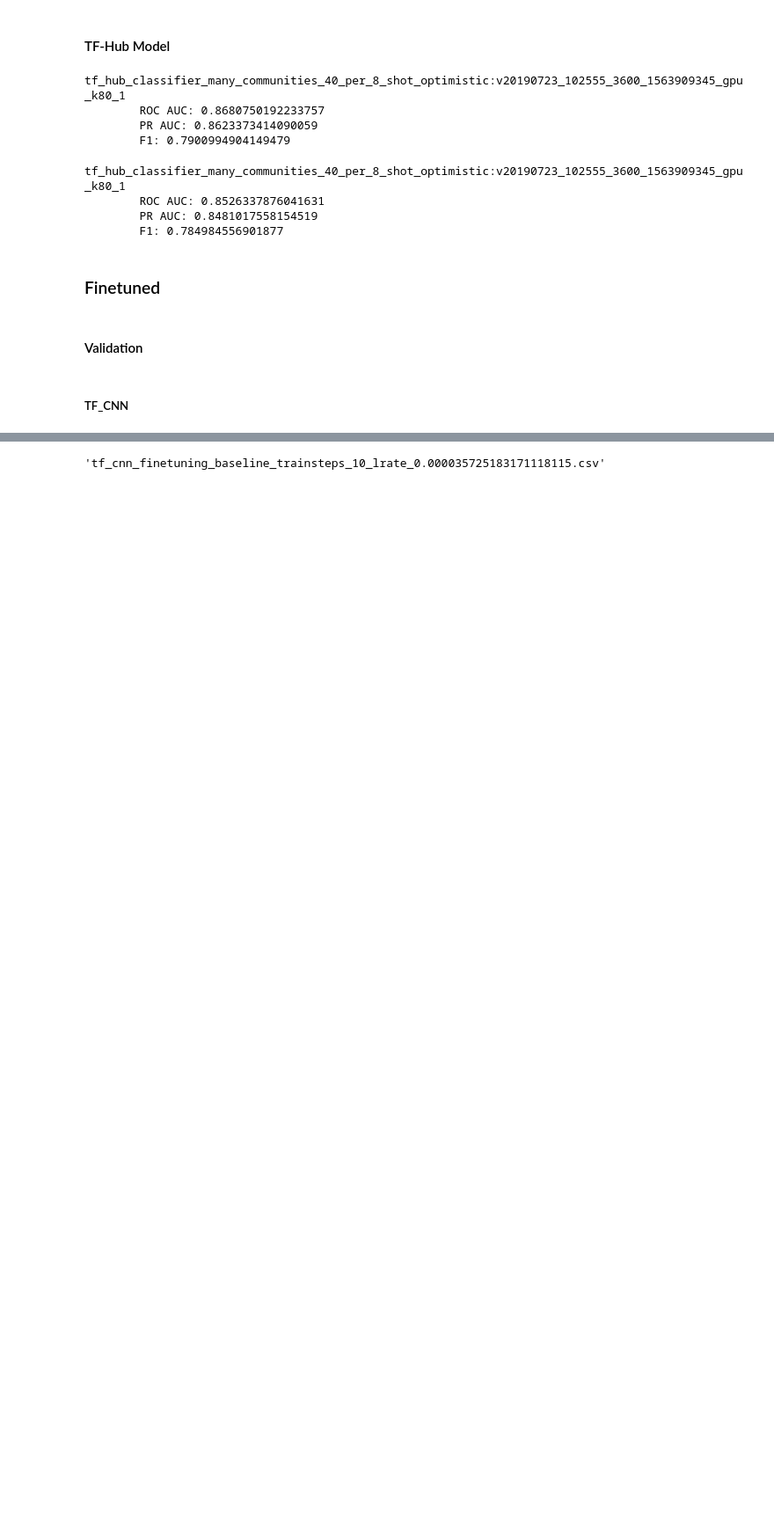
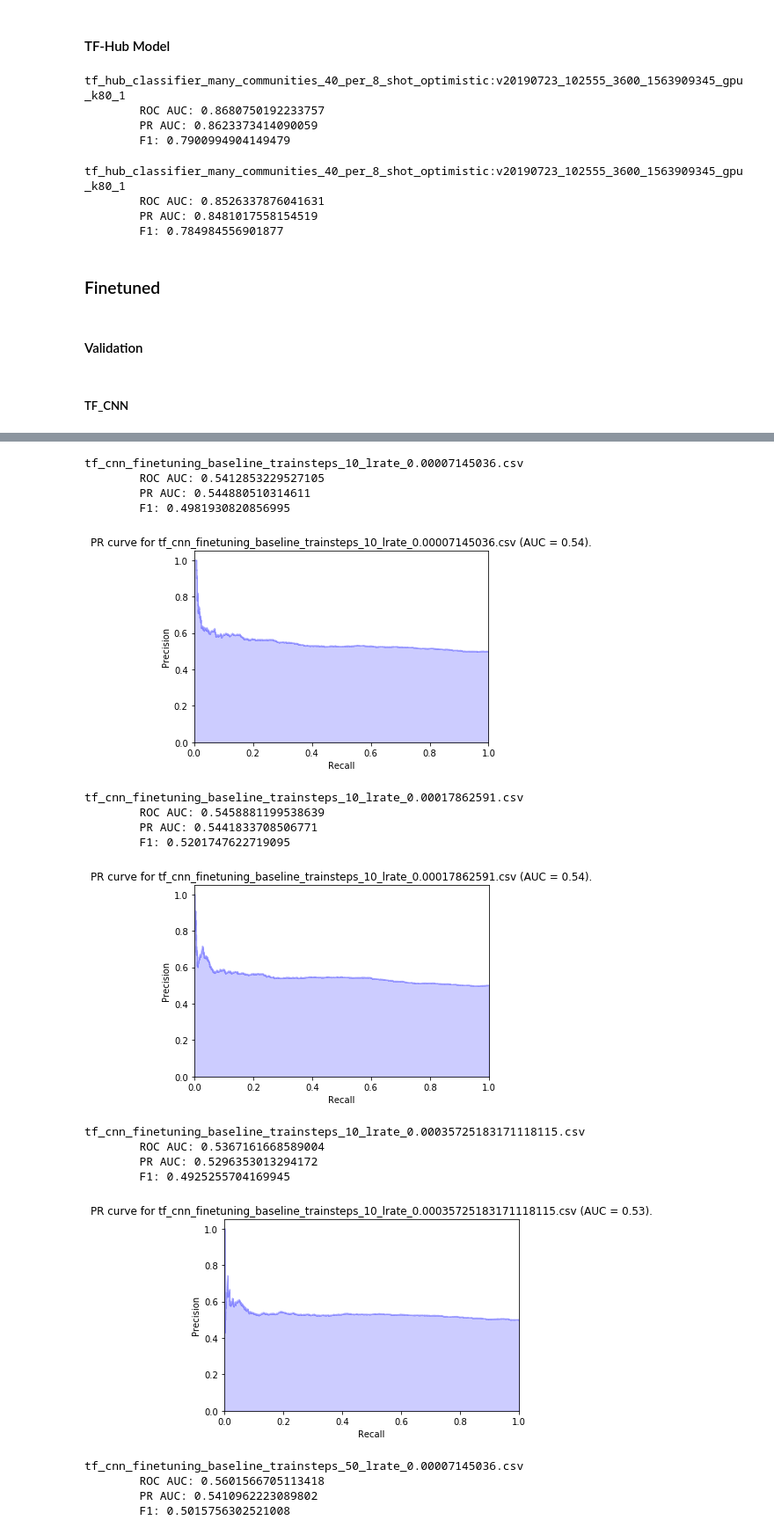
Before and after one commit to conversationai/conversationai-models, a Jupyter notebook: model_evaluation/few_shot_learning_baseline_evaluation.ipynb, the cells around one changed output, grey strips where cells are left out. Shown at 88% size. Drawn from its saved outputs; the diff is of its cells as text; code cells hidden in the pictures; blank space fills up the shorter version.

```diff
--- a/model_evaluation/few_shot_learning_baseline_evaluation.ipynb
+++ b/model_evaluation/few_shot_learning_baseline_evaluation.ipynb
@@ -788,4 +789,0 @@ tf_cnn_finetuning_baseline_trainsteps_50_lrate_0.000035725183171118115.csv
-# %%
-files[0]
-# %% [output]
-'tf_cnn_finetuning_baseline_trainsteps_10_lrate_0.000035725183171118115.csv'
@@ -800,0 +790,24 @@ def load_csv_predictions(pred_file):
+# %%
+TF_CNN_VALID_RESULTS_DIR_1 = "gs://conversationai-models/resources/transfer_learning_data/many_communities_40_per_8_shot/results/no_warm_start/tf_cnn/validation"
+# %%
+compute_metrics_from_dir(TF_CNN_VALID_RESULTS_DIR_1)
+# %% [output]
+tf_cnn_finetuning_baseline_trainsteps_10_lrate_0.00007145036.csv
+        ROC AUC: 0.5412853229527105
+        PR AUC: 0.544880510314611
+        F1: 0.4981930820856995
+[figure, added]
+tf_cnn_finetuning_baseline_trainsteps_10_lrate_0.00017862591.csv
+        ROC AUC: 0.5458881199538639
+        PR AUC: 0.5441833708506771
+        F1: 0.5201747622719095
+[figure, added]
+tf_cnn_finetuning_baseline_trainsteps_10_lrate_0.00035725183171118115.csv
+        ROC AUC: 0.5367161668589004
+        PR AUC: 0.5296353013294172
+        F1: 0.4925255704169945
+[figure, added]
+tf_cnn_finetuning_baseline_trainsteps_50_lrate_0.00007145036.csv
+        ROC AUC: 0.5601566705113418
+        PR AUC: 0.5410962223089802
+        F1: 0.5015756302521008
```
Also changed, not shown: parts of 7 cells of this notebook.
